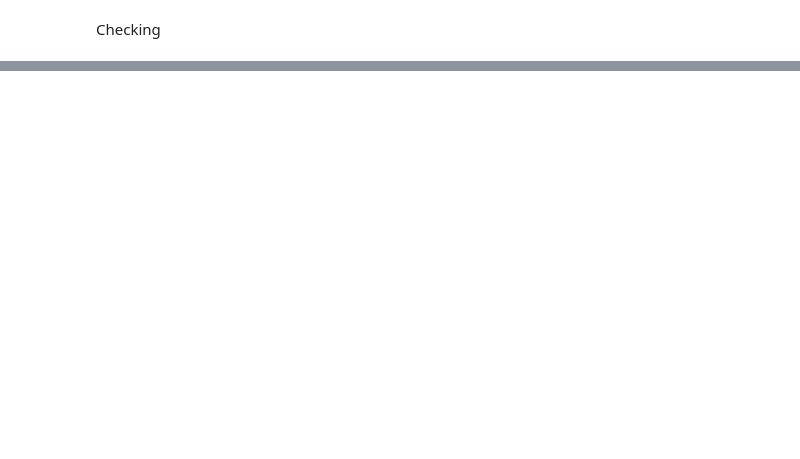
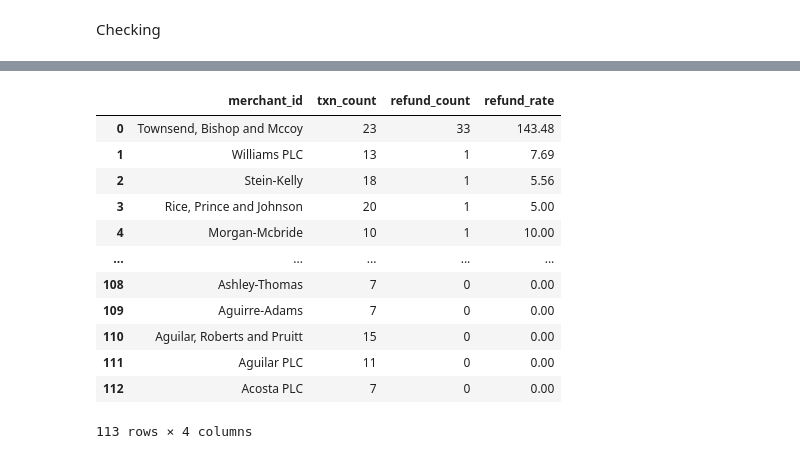
Before and after one commit to PANGYIHE/Portfolio, a Jupyter notebook: Transaction and Refund Analysis/Data_Query.ipynb, the cells around one changed output, grey strips where cells are left out. Drawn from its saved outputs; the diff is of its cells as text; code cells hidden in the pictures; blank space fills up the shorter version.

```diff
--- a/Transaction and Refund Analysis/Data_Query.ipynb
+++ b/Transaction and Refund Analysis/Data_Query.ipynb
@@ -241,0 +273,45 @@ display(txncheck)
+# %%
+sqlInput = """
+WITH refund_sum AS (
+    SELECT t.merchant_id,
+        COUNT(r.refund_id) AS refund_count
+    FROM refunds r
+    LEFT JOIN transactions t ON r.tran_id = t.tran_id
+    WHERE t.date BETWEEN '2025-12-25 00:00:00' AND '2025-12-31 23:59:59'
+        AND r.status = 'completed'
+    GROUP BY t.merchant_id
+)
+SELECT
+    t.merchant_id,
+    COUNT(t.tran_id) AS txn_count,
+    COALESCE(r.refund_count, 0) AS refund_count,
+    ROUND(
+        COALESCE(r.refund_count, 0) * 100.0
+        / COUNT(t.tran_id),
+        2
+    ) AS refund_rate
+FROM transactions t
+LEFT JOIN refund_sum r  ON t.merchant_id = r.merchant_id
+WHERE t.status IN ('recorded', 'completed')
+    AND t.date BETWEEN '2025-12-25 00:00:00' AND '2025-12-31 23:59:59'
+GROUP BY t.merchant_id
+ORDER BY r.refund_count DESC
+"""
+
+rrcheck = pd.read_sql_query(sqlInput, conn)
+
+display(rrcheck)
+# %% [output]
+|  | merchant_id | txn_count | refund_count | refund_rate |
+| 0 | Townsend, Bishop and Mccoy | 23 | 33 | 143.48 |
+| 1 | Williams PLC | 13 | 1 | 7.69 |
+| 2 | Stein-Kelly | 18 | 1 | 5.56 |
+| 3 | Rice, Prince and Johnson | 20 | 1 | 5.00 |
+| 4 | Morgan-Mcbride | 10 | 1 | 10.00 |
+| ... | ... | ... | ... | ... |
+| 108 | Ashley-Thomas | 7 | 0 | 0.00 |
+| 109 | Aguirre-Adams | 7 | 0 | 0.00 |
+| 110 | Aguilar, Roberts and Pruitt | 15 | 0 | 0.00 |
+| 111 | Aguilar PLC | 11 | 0 | 0.00 |
+| 112 | Acosta PLC | 7 | 0 | 0.00 |
+113 rows × 4 columns
```
Also changed, not shown: parts of 11 cells of this notebook, 17 other files.
